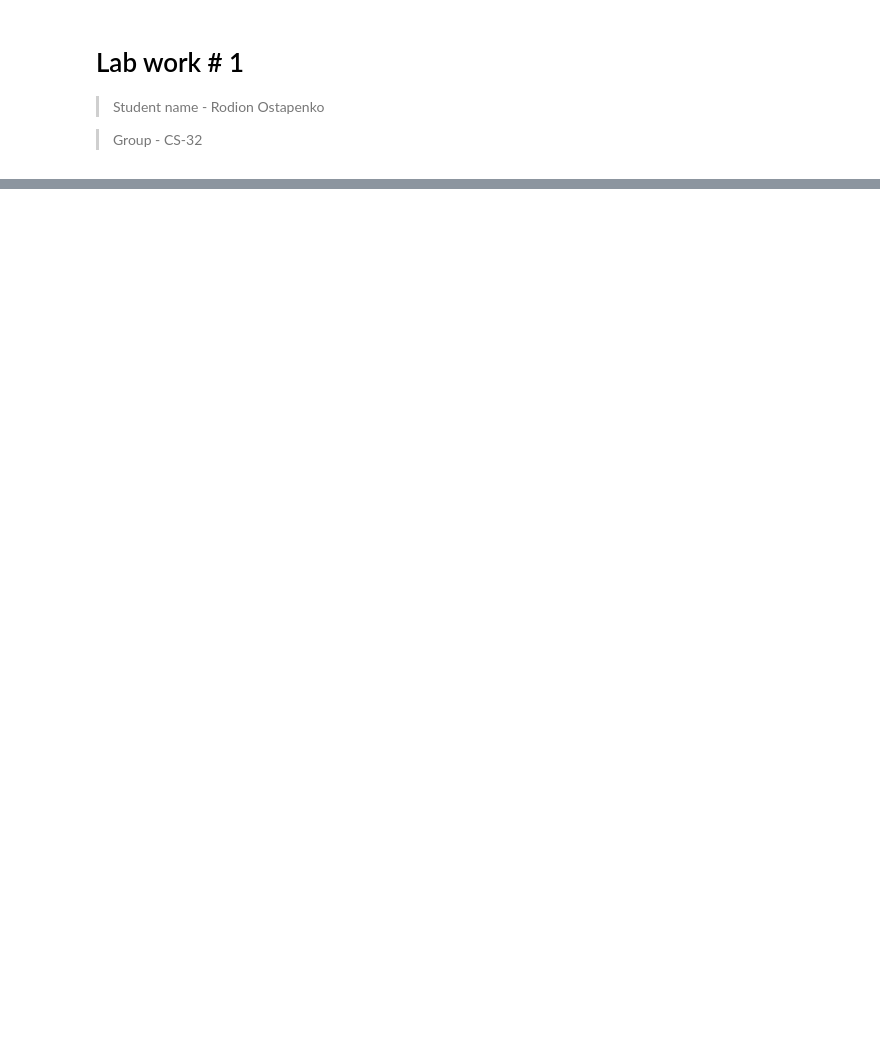
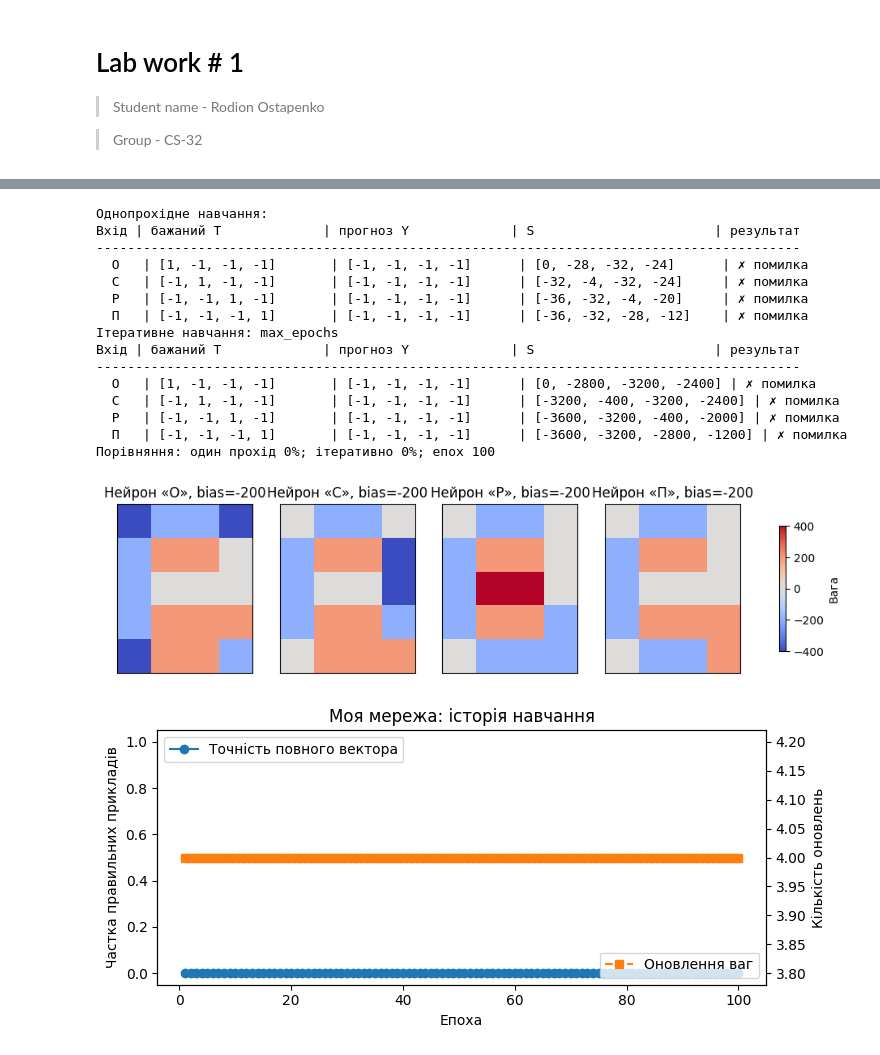
Before and after one commit to m-r-sar/DataMining, a Jupyter notebook: NeuralNetworks/Lab1/LAB1.ipynb, the cells around one changed output, grey strips where cells are left out. Drawn from its saved outputs; the diff is of its cells as text; code cells hidden in the pictures; blank space fills up the shorter version.

```diff
--- a/NeuralNetworks/Lab1/LAB1.ipynb
+++ b/NeuralNetworks/Lab1/LAB1.ipynb
@@ -38,0 +247,29 @@ def plot_glyphs(X, labels, shape, targets=None, title='Вхідні символ
+# %%
+W_my_once = fit_hebb_one_pass(X_my, T_my)
+W_my, my_history, my_status = train_hebb(X_my, T_my, max_epochs=100)
+
+print('Однопрохідне навчання:')
+acc_my_one = inspect_predictions(X_my, T_my, W_my_once, my_letters)
+print('Ітеративне навчання:', my_status)
+acc_my = inspect_predictions(X_my, T_my, W_my, my_letters)
+print(f'Порівняння: один прохід {acc_my_one:.0%}; ітеративно {acc_my:.0%}; епох {len(my_history)}')
+plot_weight_maps(W_my, my_letters, my_shape)
+plot_history(my_history, 'Моя мережа: історія навчання')
+# %% [output]
+Однопрохідне навчання:
+Вхід | бажаний T             | прогноз Y             | S                       | результат
+------------------------------------------------------------------------------------------
+  О   | [1, -1, -1, -1]       | [-1, -1, -1, -1]      | [0, -28, -32, -24]      | ✗ помилка
+  С   | [-1, 1, -1, -1]       | [-1, -1, -1, -1]      | [-32, -4, -32, -24]     | ✗ помилка
+  Р   | [-1, -1, 1, -1]       | [-1, -1, -1, -1]      | [-36, -32, -4, -20]     | ✗ помилка
+  П   | [-1, -1, -1, 1]       | [-1, -1, -1, -1]      | [-36, -32, -28, -12]    | ✗ помилка
+Ітеративне навчання: max_epochs
+Вхід | бажаний T             | прогноз Y             | S                       | результат
+------------------------------------------------------------------------------------------
+  О   | [1, -1, -1, -1]       | [-1, -1, -1, -1]      | [0, -2800, -3200, -2400] | ✗ помилка
+  С   | [-1, 1, -1, -1]       | [-1, -1, -1, -1]      | [-3200, -400, -3200, -2400] | ✗ помилка
+  Р   | [-1, -1, 1, -1]       | [-1, -1, -1, -1]      | [-3600, -3200, -400, -2000] | ✗ помилка
+  П   | [-1, -1, -1, 1]       | [-1, -1, -1, -1]      | [-3600, -3200, -2800, -1200] | ✗ помилка
+Порівняння: один прохід 0%; ітеративно 0%; епох 100
+[figure, added]
+[figure, added]
```
Also changed, not shown: parts of 30 cells of this notebook, 1 other file.
